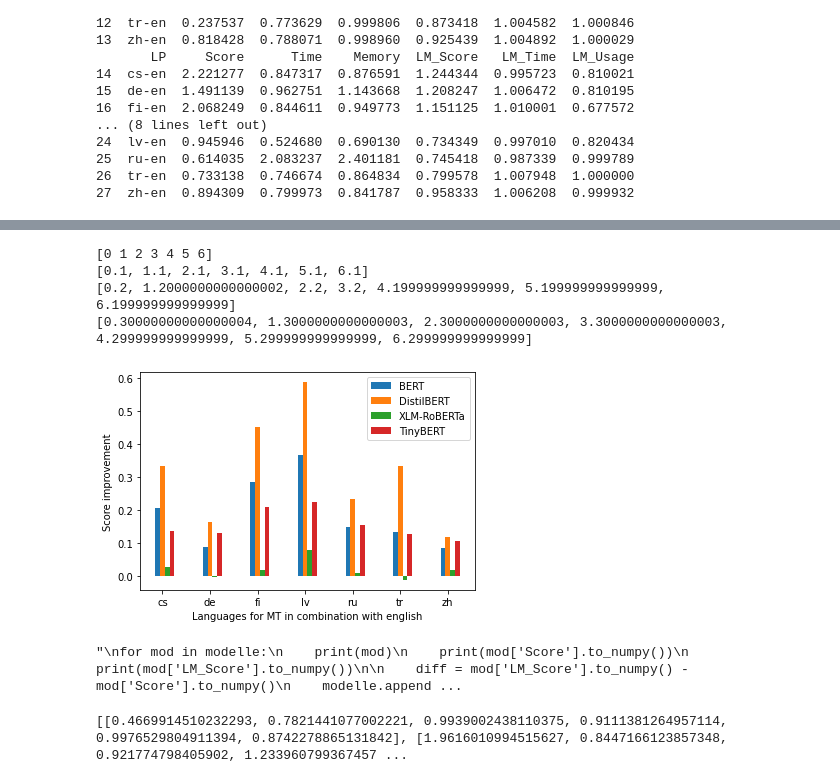
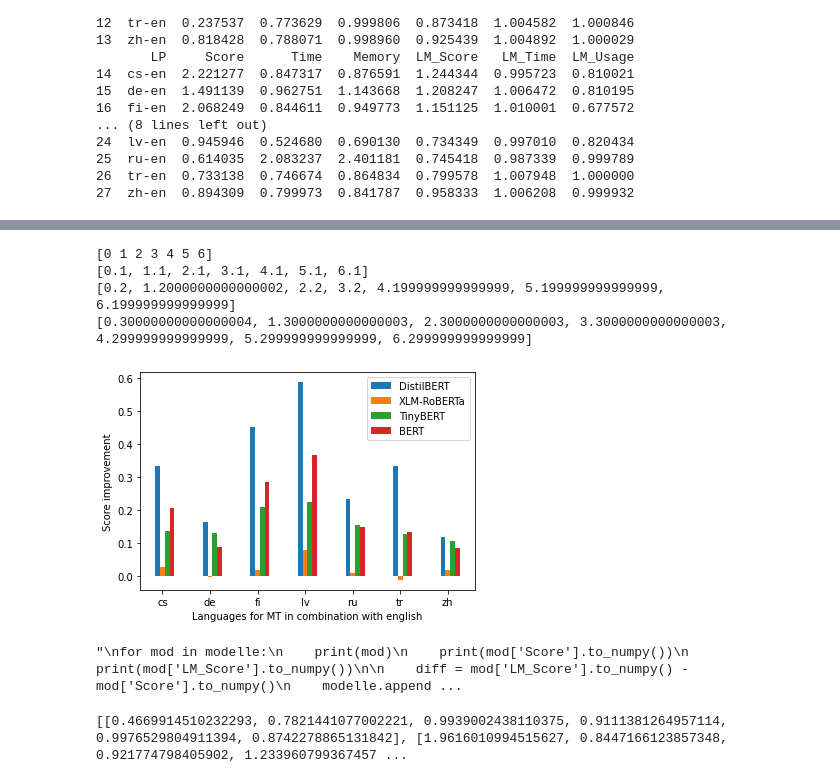
Before and after one commit to SevenDaysDA/MetaScience_Datenaufbereitung, a Jupyter notebook: Datenaufbereitung_ver2.ipynb, the cells around one changed output, grey strips where cells are left out. Cells and saved outputs as stored; diff of their text form; code cells hidden in the pictures.

```diff
--- a/Datenaufbereitung_ver2.ipynb
+++ b/Datenaufbereitung_ver2.ipynb
@@ -15,7 +15,7 @@ tiny = data.iloc[21:]
 
 
 models_df = [bert, distilbert, xlmr, tiny]
-print("Tiny-VErsions")
+models_df_sort =  [distilbert, xlmr, tiny, bert]
 for mod in models_df:
     print(mod)
 # %% [output]
@@ -165,9 +167,9 @@ import numpy as np
  # ###    Show increasement for LM
 modelle_diff=[]
 langs = ['cs', 'de', 'fi' , 'lv', 'ru', 'tr', 'zh']
-performance_models = ['BERT','DistilBERT','XLM-RoBERTa', 'TinyBERT']
+performance_models = ['DistilBERT','XLM-RoBERTa', 'TinyBERT','BERT']
 
-
+modelle = models_df_sort
 for i in range(4):
     scor = modelle[i]['Score'].to_numpy()
     scor_lm = modelle[i]['LM_Score'].to_numpy()
@@ -203,34 +205,34 @@ plt.xticks([r + bar_width for r in range(len(langs))], langs)
 plt.ylabel('Score improvement')
 plt.xlabel('Languages for MT in combination with english')
 plt.legend()
 #plt.savefig('images/XMover_MT-improvement.png')
 
 plt.show()
 
 
 '''
 for mod in modelle:
     print(mod)
     print(mod['Score'].to_numpy())
     print(mod['LM_Score'].to_numpy())
 
     diff = mod['LM_Score'].to_numpy() - mod['Score'].to_numpy()
     modelle.append((diff))
     print(diff)
 
 for plts in range(len(modelle_diff)):
     plt.figure(figsize=(9, 3))
     plt.bar(langs, modelle[plt])
     plt.suptitle('Differences in  ',str(performance_models[plts]))
     plt.legend()
     plt.show()
 '''
 # %% [output]
 [0 1 2 3 4 5 6]
 [0.1, 1.1, 2.1, 3.1, 4.1, 5.1, 6.1]
 [0.2, 1.2000000000000002, 2.2, 3.2, 4.199999999999999, 5.199999999999999, 6.199999999999999]
 [0.30000000000000004, 1.3000000000000003, 2.3000000000000003, 3.3000000000000003, 4.299999999999999, 5.299999999999999, 6.299999999999999]
-[figure, old version]
+[figure, new version]
 "\nfor mod in modelle:\n    print(mod)\n    print(mod['Score'].to_numpy())\n    print(mod['LM_Score'].to_numpy())\n\n    diff = mod['LM_Score'].to_numpy() - mod['Score'].to_numpy()\n    modelle.append ...
 # %%
 # Aufbereitung für größerer Daten Übersicht
```
Also changed, not shown: parts of 2 cells of this notebook.
